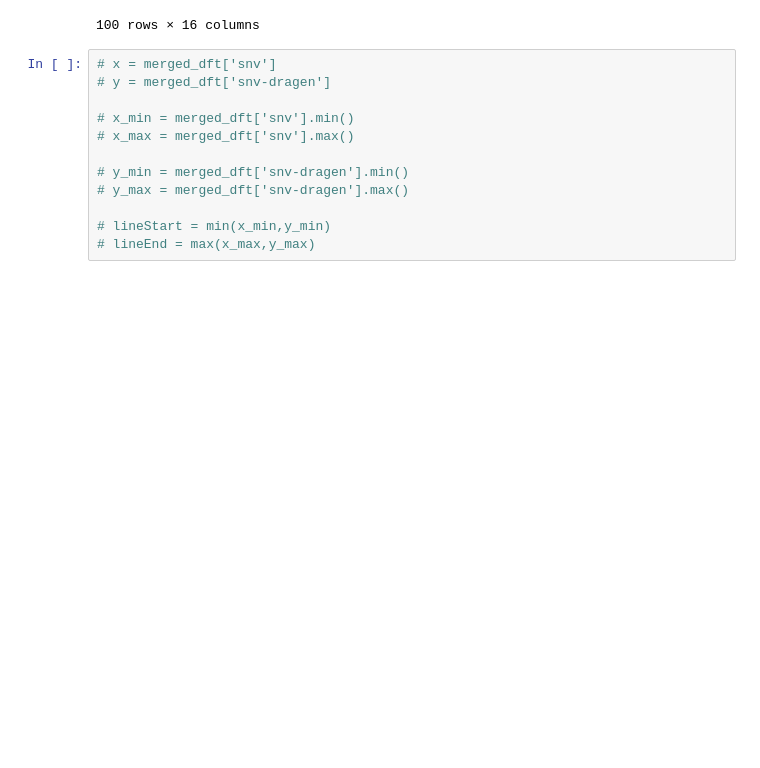
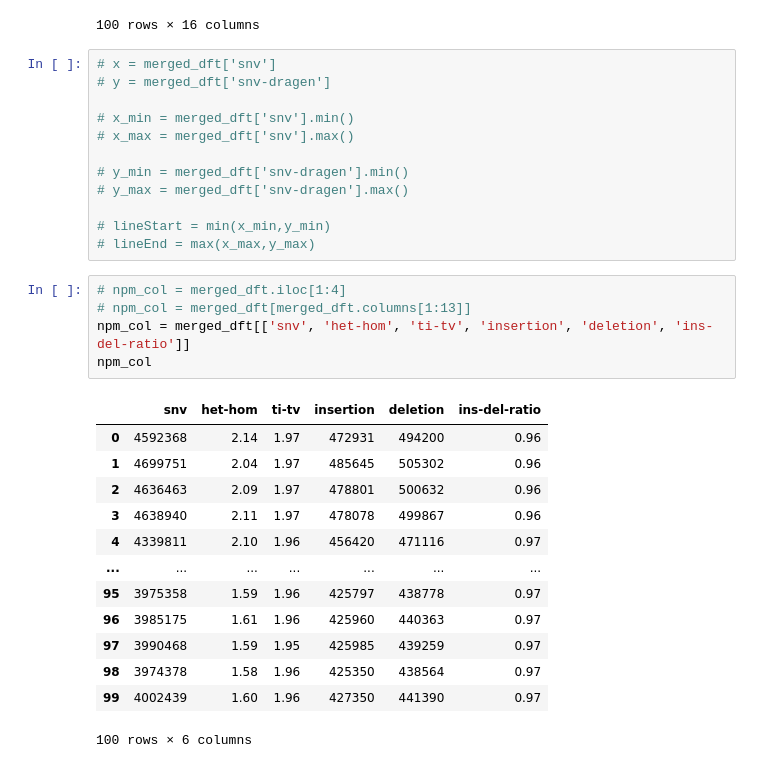
Before and after one commit to ga4gh/quality-control-wgs, a Jupyter notebook: benchmark_resources/stats/Metrics_correlation.ipynb, the cells around one changed output. Cells and saved outputs as stored; diff of their text form; blank space fills up the shorter version.

```diff
--- a/benchmark_resources/stats/Metrics_correlation.ipynb
+++ b/benchmark_resources/stats/Metrics_correlation.ipynb
@@ -55,3 +55,22 @@ merged_dft
 
 # lineStart = min(x_min,y_min)
 # lineEnd = max(x_max,y_max)
+# %%
+# npm_col = merged_dft.iloc[1:4]
+# npm_col = merged_dft[merged_dft.columns[1:13]]
+npm_col = merged_dft[['snv', 'het-hom', 'ti-tv', 'insertion', 'deletion', 'ins-del-ratio']]
+npm_col
+# %% [output]
+|  | snv | het-hom | ti-tv | insertion | deletion | ins-del-ratio |
+| 0 | 4592368 | 2.14 | 1.97 | 472931 | 494200 | 0.96 |
+| 1 | 4699751 | 2.04 | 1.97 | 485645 | 505302 | 0.96 |
+| 2 | 4636463 | 2.09 | 1.97 | 478801 | 500632 | 0.96 |
+| 3 | 4638940 | 2.11 | 1.97 | 478078 | 499867 | 0.96 |
+| 4 | 4339811 | 2.10 | 1.96 | 456420 | 471116 | 0.97 |
+| ... | ... | ... | ... | ... | ... | ... |
+| 95 | 3975358 | 1.59 | 1.96 | 425797 | 438778 | 0.97 |
+| 96 | 3985175 | 1.61 | 1.96 | 425960 | 440363 | 0.97 |
+| 97 | 3990468 | 1.59 | 1.95 | 425985 | 439259 | 0.97 |
+| 98 | 3974378 | 1.58 | 1.96 | 425350 | 438564 | 0.97 |
+| 99 | 4002439 | 1.60 | 1.96 | 427350 | 441390 | 0.97 |
+100 rows × 6 columns
```
Also changed, not shown: parts of 4 cells of this notebook.
